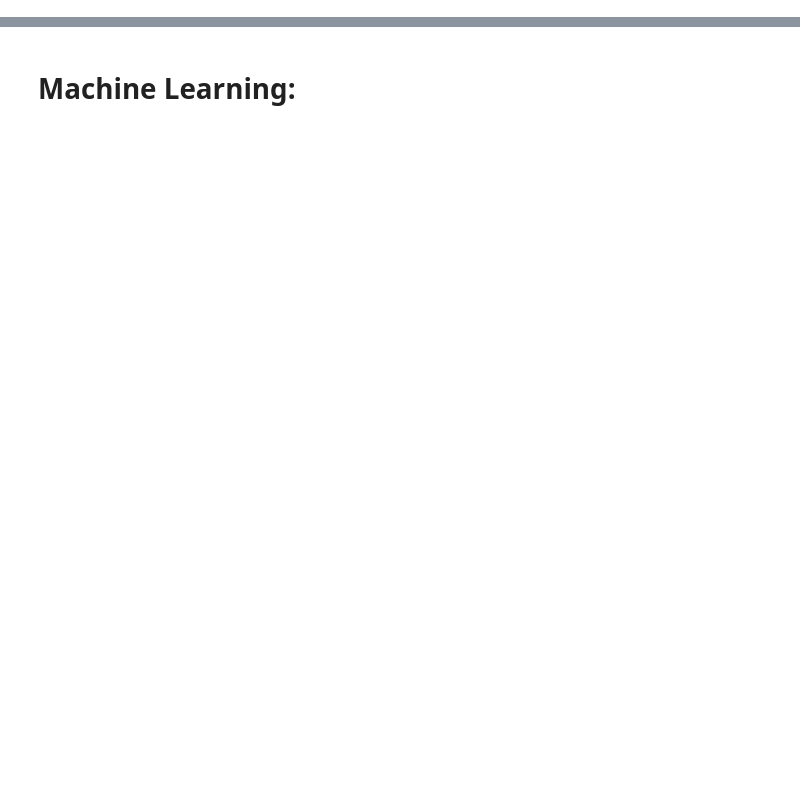
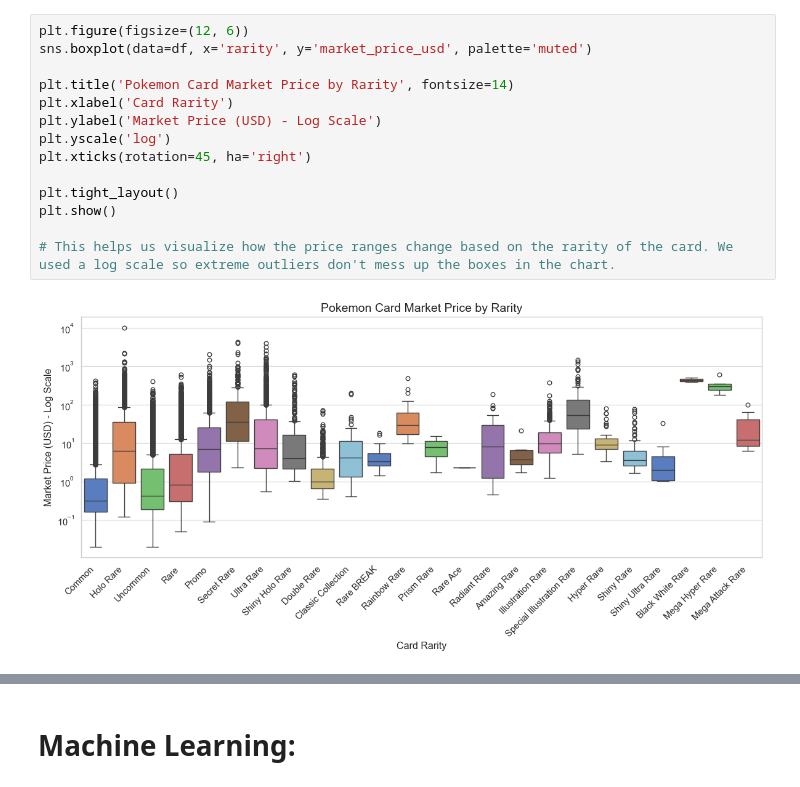
Before and after one commit to wekantakabotdis/CS210-Project, a Jupyter notebook: main.ipynb, the cells around one changed output, grey strips where cells are left out. Drawn from its saved outputs; the diff is of its cells as text; blank space fills up the shorter version.

```diff
--- a/main.ipynb
+++ b/main.ipynb
@@ -47,0 +152,16 @@ print(df.head())
+# %%
+plt.figure(figsize=(12, 6))
+sns.boxplot(data=df, x='rarity', y='market_price_usd', palette='muted')
+
+plt.title('Pokemon Card Market Price by Rarity', fontsize=14)
+plt.xlabel('Card Rarity')
+plt.ylabel('Market Price (USD) - Log Scale')
+plt.yscale('log')
+plt.xticks(rotation=45, ha='right')
+
+plt.tight_layout()
+plt.show()
+
+# This helps us visualize how the price ranges change based on the rarity of the card. We used a log scale so extreme outliers don't mess up the boxes in the chart.
+# %% [output]
+[figure, added]
```
Also changed, not shown: parts of 9 cells of this notebook.
